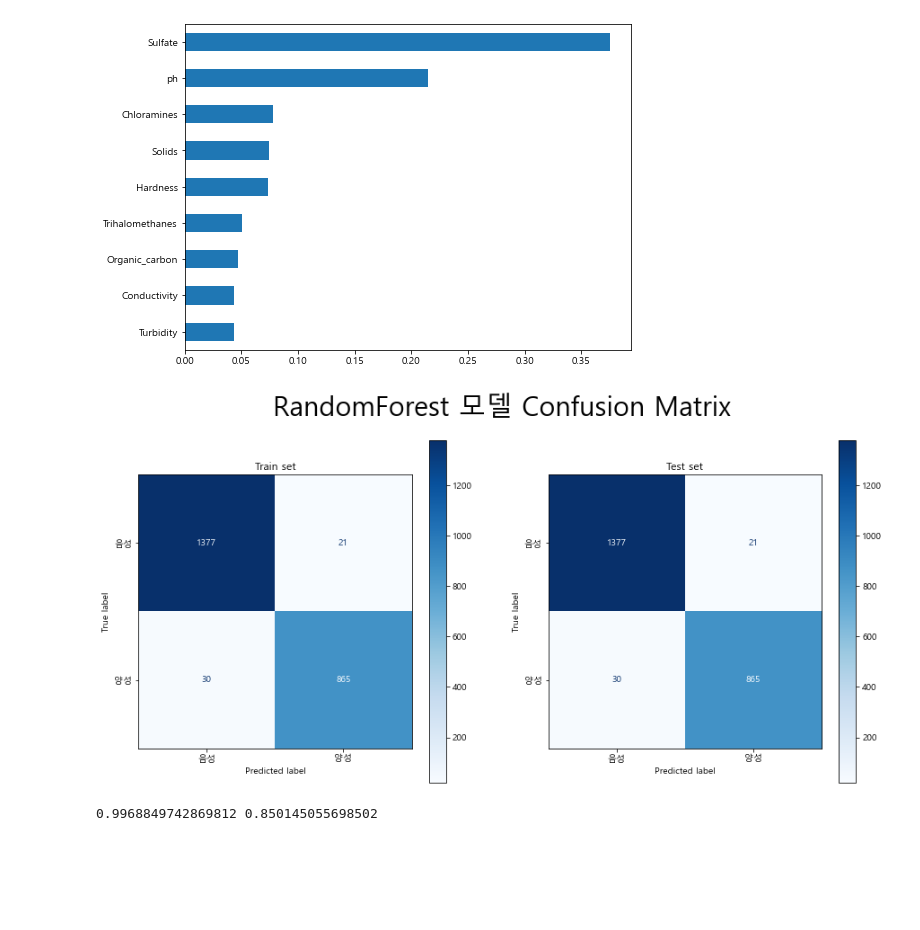
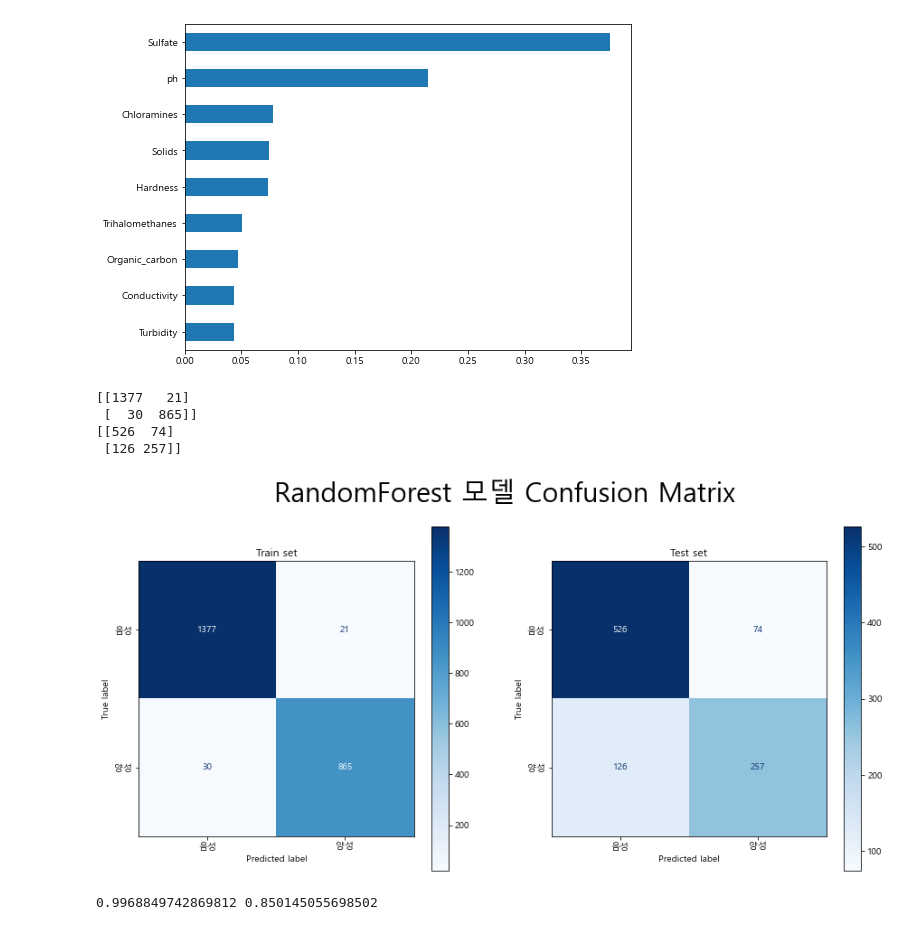
Before and after one commit to miniproject-playdata/project, a Jupyter notebook: water_SAM.ipynb, the cells around one changed output. Cells and saved outputs as stored; diff of their text form; code cells hidden in the pictures; blank space fills up the shorter version.

```diff
--- a/water_SAM.ipynb
+++ b/water_SAM.ipynb
@@ -229,21 +229,29 @@ pred_test_proba = best_model.predict_proba(X_test)[:, 1]
 # %%
 cm_train = confusion_matrix(y_train, pred_train)
 cm_test = confusion_matrix(y_test, pred_test)
+
+print(cm_train)
+print(cm_test)
+# %% [output]
+[[1377   21]
+ [  30  865]]
+[[526  74]
+ [126 257]]
 # %%
 import matplotlib.pyplot as plt
 fig, axes = plt.subplots(1,2, figsize=(15,7))
 plt.suptitle('RandomForest 모델 Confusion Matrix', fontsize=30)
 
 disp1 = ConfusionMatrixDisplay(cm_train, display_labels=['음성', '양성'])
 disp1.plot(cmap='Blues', ax=axes[0])
 axes[0].set_title('Train set')
 
 disp2 = ConfusionMatrixDisplay(cm_test, display_labels=['음성', '양성'])
-disp1.plot(cmap='Blues', ax=axes[1])
+disp2.plot(cmap='Blues', ax=axes[1])
 axes[1].set_title('Test set')
 plt.show()
 # %% [output]
-[figure, old version]
+[figure, new version]
 # %%
 ap_train = average_precision_score(y_train, pred_train_proba)
 ap_test = average_precision_score(y_test, pred_test_proba)
```
